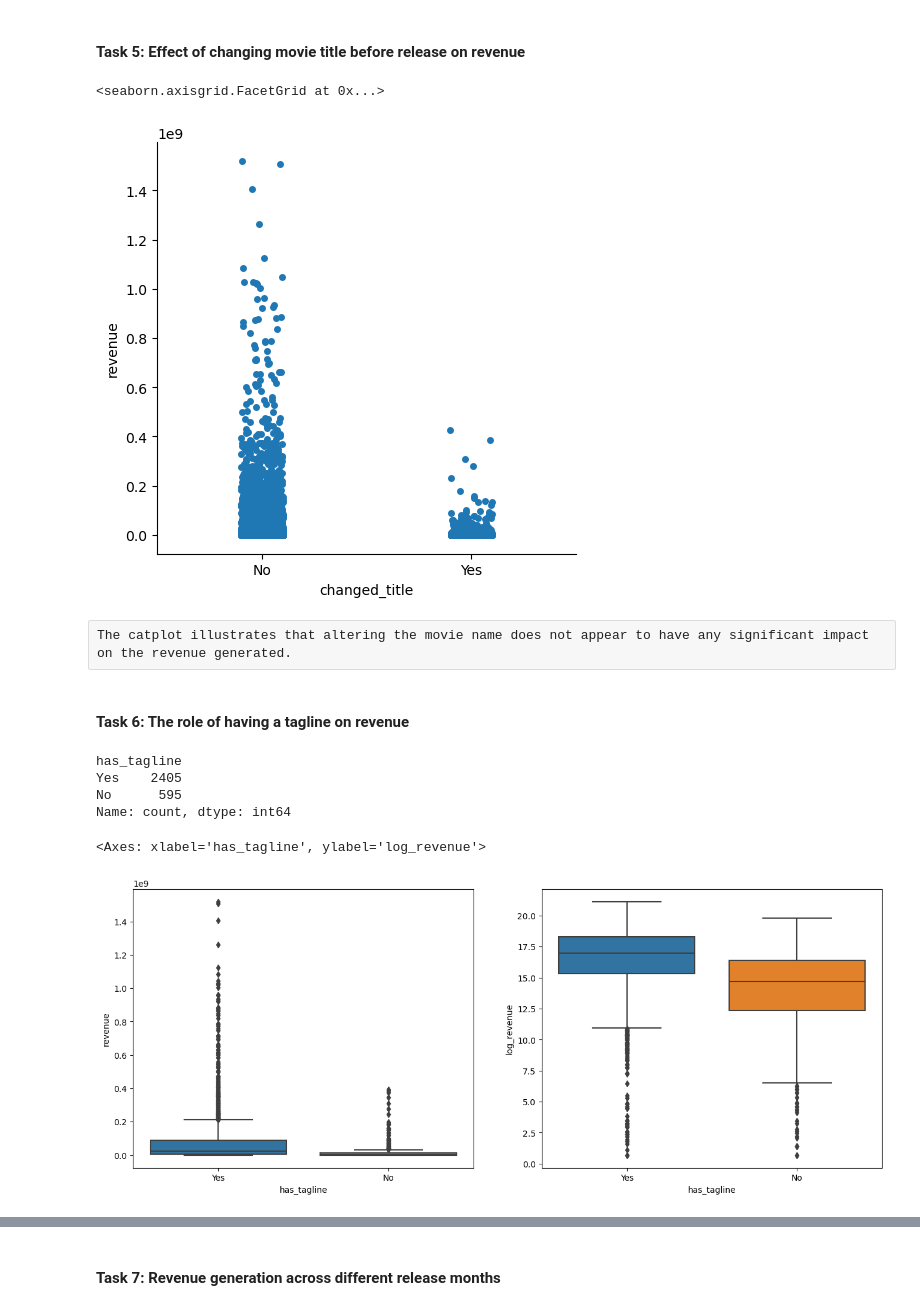
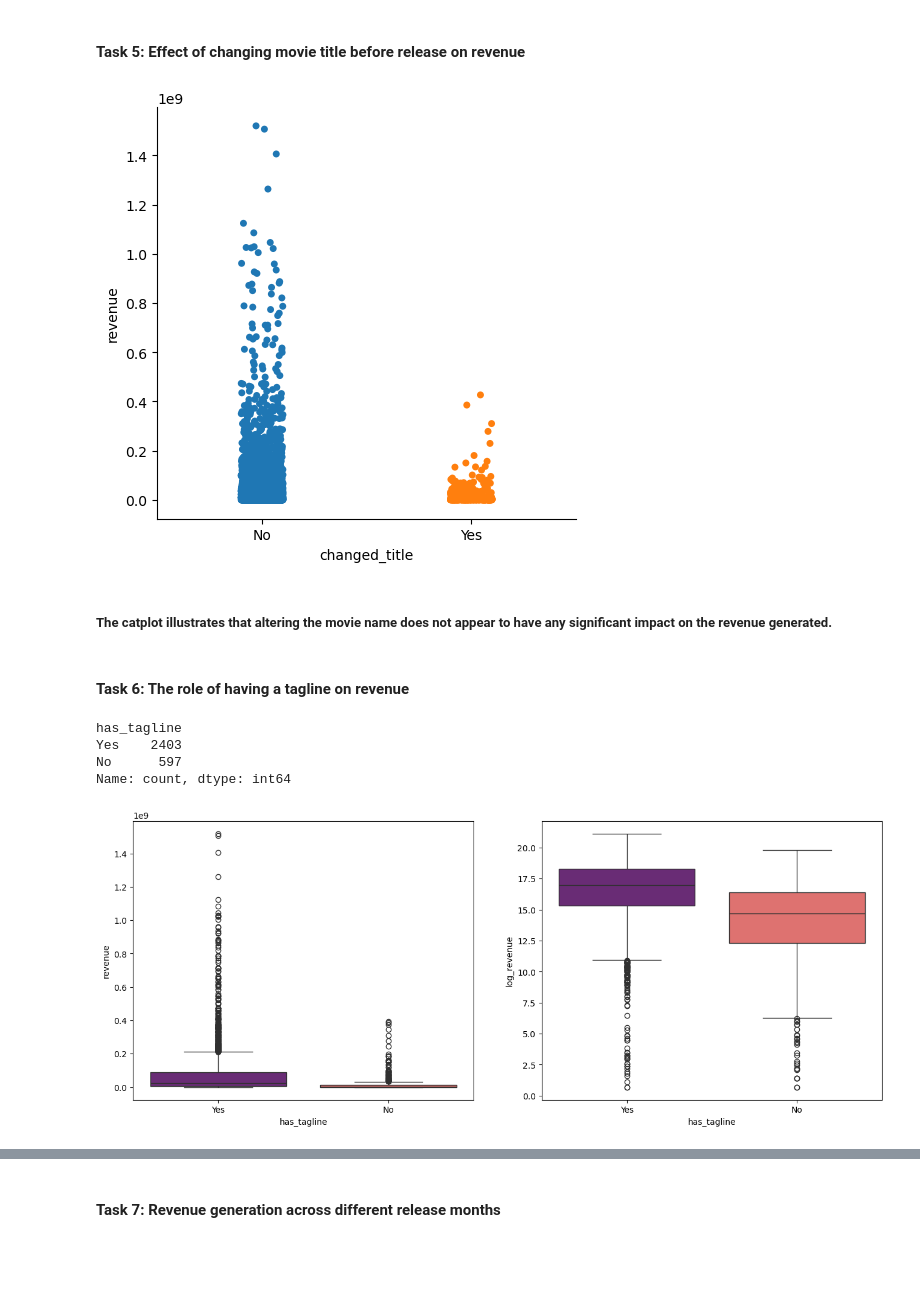
Before and after one commit to bhanarkarjetal/data_analysis, a Jupyter notebook: box_office_data_analysis/box_office_data_analysis.ipynb, the cells around one changed output, grey strips where cells are left out. Saved outputs shown, nothing was run; the diff lists cells and outputs as text; code cells hidden in the pictures; blank space fills up the shorter version.

```diff
--- a/box_office_data_analysis/box_office_data_analysis.ipynb
+++ b/box_office_data_analysis/box_office_data_analysis.ipynb
@@ -136,8 +161,8 @@ http://www.theasylum.cc/product.php?id=203             1
 http://www.miramax.com/movie/the-cider-house-rules/    1
 Name: count, dtype: int64
 # %%
-# creating a binary feature to check whether the movie have a homepage or not
-movies_df['has_homepage'] = 0
-movies_df.loc[movies_df['homepage'].isnull() == False, 'has_homepage'] = 1
+# creating a boolean feature to check whether the movie have a homepage or not
+movies_df['has_homepage'] = 'No'
+movies_df.loc[movies_df['homepage'].isnull() == False, 'has_homepage'] = 'Yes'
 # %%
 # since 'has_homepage' has categorical function, we use sns.catplot to visualize it
@@ -177,31 +201,28 @@ The plot shows that, english language movies give maximum revenueThe plot shows
 movies_df['changed_title'] = 'Yes'
 movies_df.loc[movies_df['original_title'] == movies_df['title'], 'changed_title'] = 'No'
 # %%
-sns.catplot(x = 'changed_title', y = 'revenue', data = movies_df)
+sns.catplot(x = 'changed_title', y = 'revenue', data = movies_df, hue = 'changed_title');
 # %% [output]
-<seaborn.axisgrid.FacetGrid at 0x...>
-[figure, old version]
+[figure, new version]
-# %% [raw]
-The catplot illustrates that altering the movie name does not appear to have any significant impact on the revenue generated.
+# %% [markdown]
+##### The catplot illustrates that altering the movie name does not appear to have any significant impact on the revenue generated.
 # %% [markdown]
 #### Task 6: The role of having a tagline on revenue
 # %%
-# having a tagline:
 movies_df['has_tagline'] = 'Yes'
 movies_df.loc[movies_df['tagline'].isnull() == True, 'has_tagline'] = 'No'
 movies_df['has_tagline'].value_counts()
 # %% [output]
 has_tagline
-Yes    2405
-No      595
+Yes    2403
+No      597
 Name: count, dtype: int64
 # %%
 plt.figure(figsize = (16,6))
 plt.subplot(1,2,1)
-sns.boxplot(x = 'has_tagline', y = 'revenue', data = movies_df)
+sns.boxplot(x = 'has_tagline', y = 'revenue', data = movies_df, hue = 'has_tagline', palette = 'magma')
 
 plt.subplot(1,2,2)
-sns.boxplot(x = 'has_tagline', y = 'log_revenue', data = movies_df)
+sns.boxplot(x = 'has_tagline', y = 'log_revenue', data = movies_df, hue = 'has_tagline', palette = 'magma');
 # %% [output]
-<Axes: xlabel='has_tagline', ylabel='log_revenue'>
-[figure, old version]
+[figure, new version]
```
Also changed, not shown: parts of 47 cells of this notebook.
